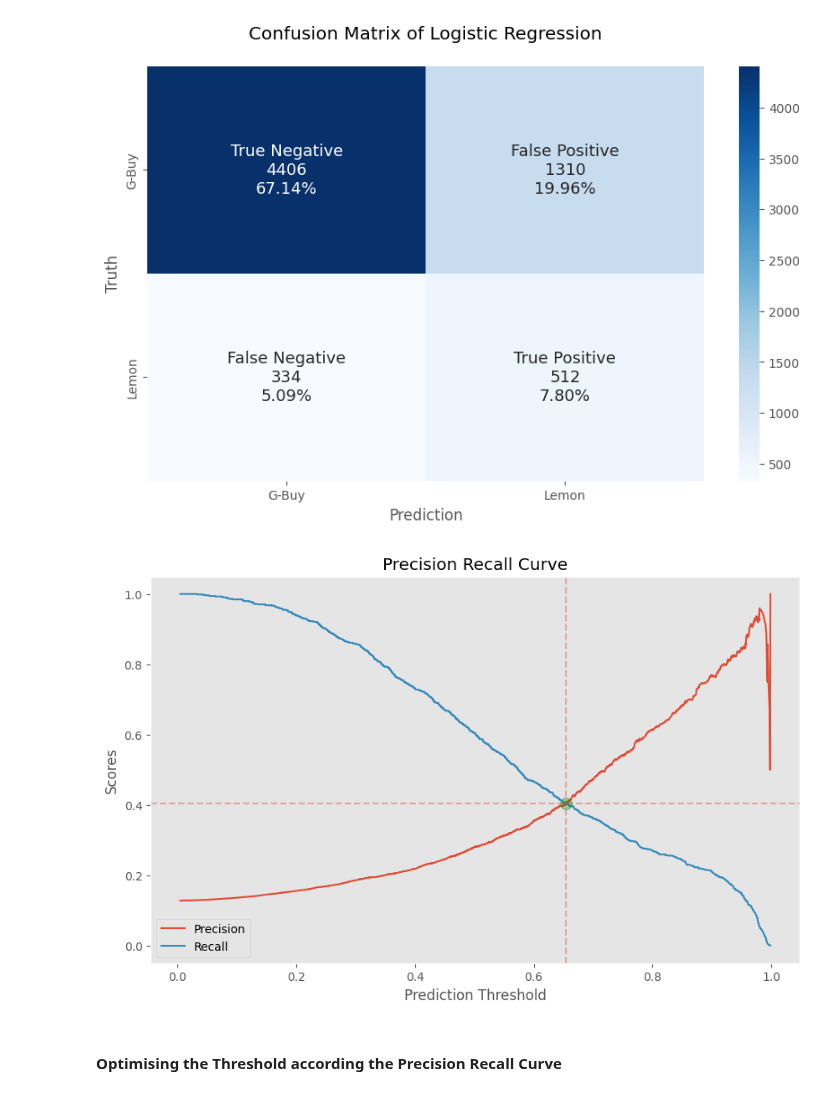
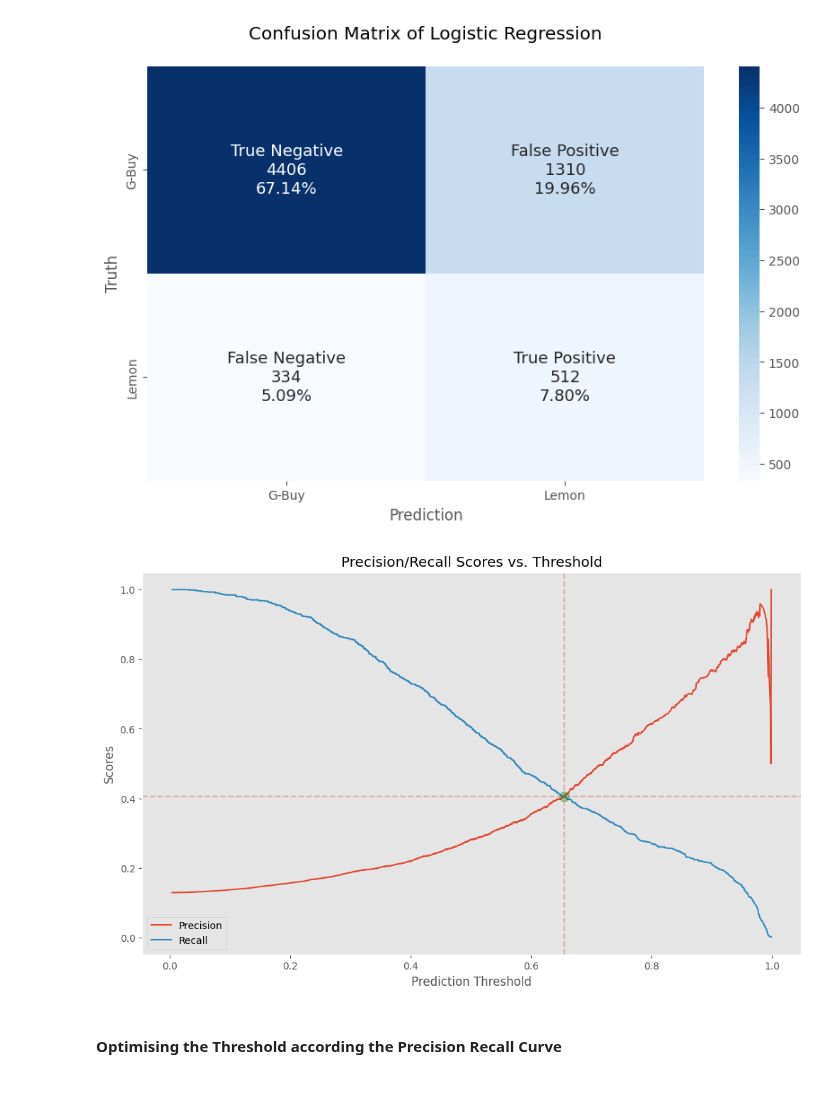
Before and after one commit to Joe-ElM/Used-Cars-Sales, a Jupyter notebook: Notebooks/4. LR Model.ipynb, the cells around one changed output. Drawn from its saved outputs; the diff is of its cells as text; code cells hidden in the pictures.

```diff
--- a/Notebooks/4. LR Model.ipynb
+++ b/Notebooks/4. LR Model.ipynb
@@ -69,22 +69,22 @@ Scoring of Logistic Regression Classifier with 50% Threshold
 # %%
 p_curve, r_curve, t_curve =  precision_recall_curve(y_test, pipeline_lr.predict_proba(X_test)[:,1])
 # -------------------------------------------------------------------------------------------------
 
-fig, ax = plt.subplots(figsize= (10,6))
+fig, ax = plt.subplots(figsize= (12,7))
 plt.style.use('ggplot')
 plt.plot(t_curve, p_curve[:-1], label = 'Precision')
 plt.plot(t_curve, r_curve[:-1], label = 'Recall')
 # ---------------------------------------------------
 plt.axvline(0.655, ls='--', alpha=0.4)
 plt.axhline(0.405, ls='--', alpha=0.4)
 plt.plot(.655, 0.405, 'o', ms=10, alpha = .3, mec='green', mfc='green');
 plt.xlabel('Prediction Threshold')
 plt.ylabel('Scores')
-plt.title('Precision Recall Curve')
+plt.title('Precision/Recall Scores vs. Threshold')
 plt.legend()
 plt.grid()
 # %% [output]
-[figure, old version]
+[figure, new version]
 # %% [markdown]
 #### Optimising the Threshold according the Precision Recall Curve
 # %%
```
Also changed, not shown: parts of 3 cells of this notebook, 1 other file.
